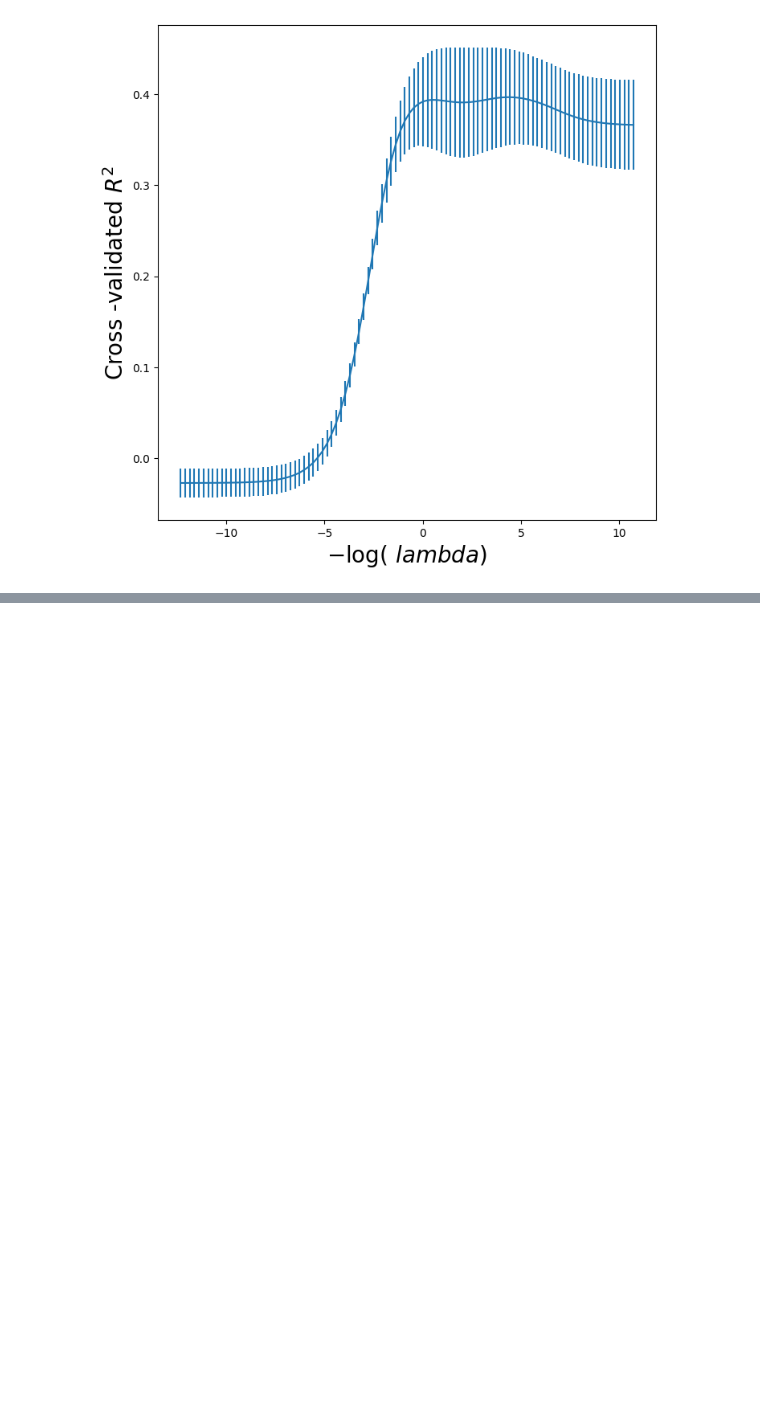
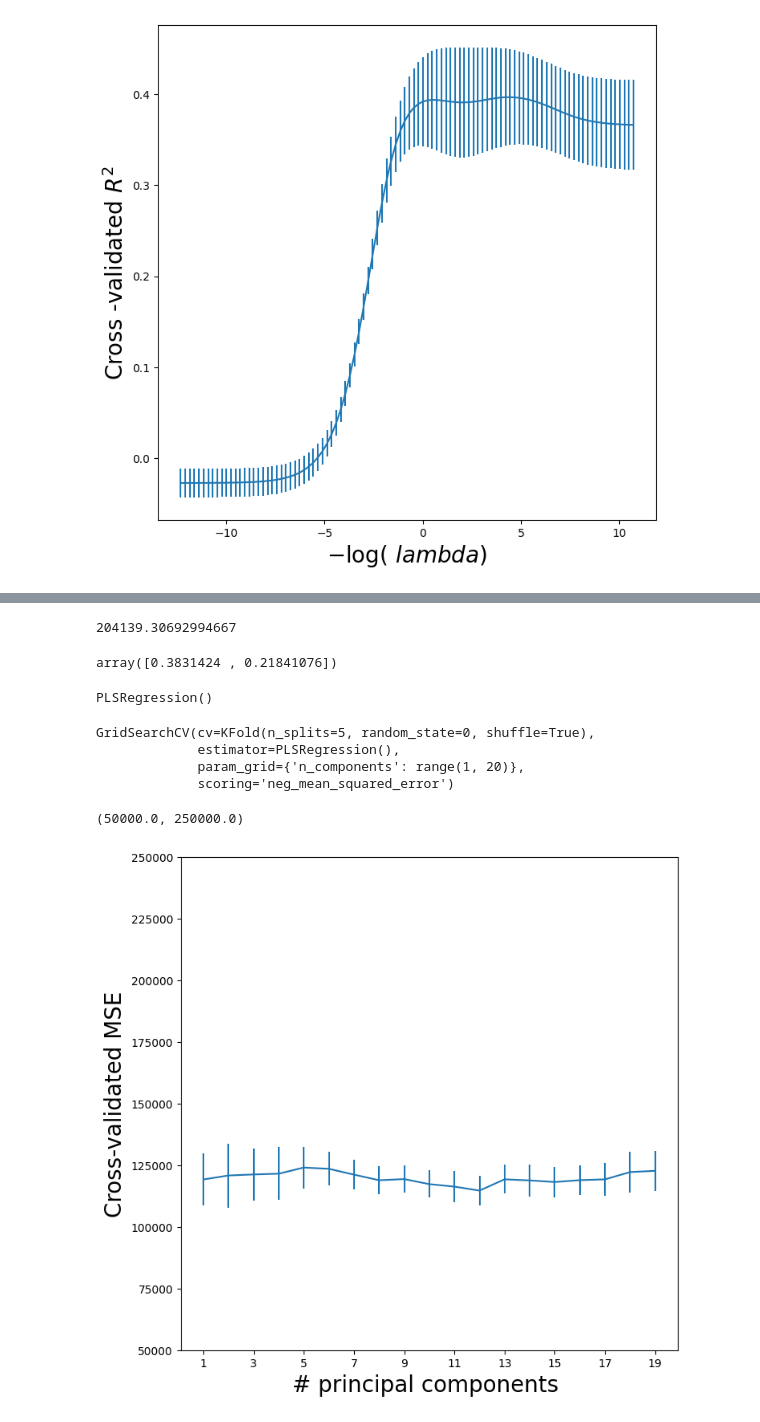
Before and after one commit to ARKA1112/ISLP_self, a Jupyter notebook: 6_Lin_model.ipynb, the cells around one changed output, grey strips where cells are left out. Drawn from its saved outputs; the diff is of its cells as text; code cells hidden in the pictures; blank space fills up the shorter version.

```diff
--- a/6_Lin_model.ipynb
+++ b/6_Lin_model.ipynb
@@ -406,0 +460,43 @@ Text(0, 0.5, 'Cross -validated $R^2$')
+# %%
+Xn = np.zeros((X.shape[0], 1))
+cv_null = skm.cross_validate(linreg, Xn, Y, cv=kfold, scoring='neg_mean_squared_error')
+-cv_null['test_score'].mean()
+# %% [output]
+204139.30692994667
+# %%
+# The explained_variance_ratio_ atrribute of our PCA object provides the percentage of variance explained in the predictors and in the reponse using different numbers of components. This concept is discussed in greater detail
+
+pipe.named_steps['pca'].explained_variance_ratio_
+# %% [output]
+array([0.3831424 , 0.21841076])
+# %%
+pls = PLSRegression(n_components=2, scale=True)
+pls.fit(X,Y)
+# %% [output]
+PLSRegression()
+# %%
+param_grid = {'n_components':range(1,20)}
+grid=skm.GridSearchCV(pls,
+                      param_grid,
+                      cv=kfold,
+                      scoring='neg_mean_squared_error')
+# %%
+grid.fit(X,Y)
+# %% [output]
+GridSearchCV(cv=KFold(n_splits=5, random_state=0, shuffle=True),
+             estimator=PLSRegression(),
+             param_grid={'n_components': range(1, 20)},
+             scoring='neg_mean_squared_error')
+# %%
+pls_fig , ax = subplots(figsize =(8 ,8))
+n_comp = param_grid['n_components']
+ax.errorbar(n_comp ,
+    -grid.cv_results_['mean_test_score'],
+    grid.cv_results_['std_test_score'] / np.sqrt(K))
+ax.set_ylabel('Cross-validated MSE', fontsize =20)
+ax.set_xlabel('# principal components ', fontsize =20)
+ax.set_xticks(n_comp [::2])
+ax.set_ylim ([50000 ,250000])
+# %% [output]
+(50000.0, 250000.0)
+[figure, added]
```
Also changed, not shown: parts of 5 cells of this notebook.
